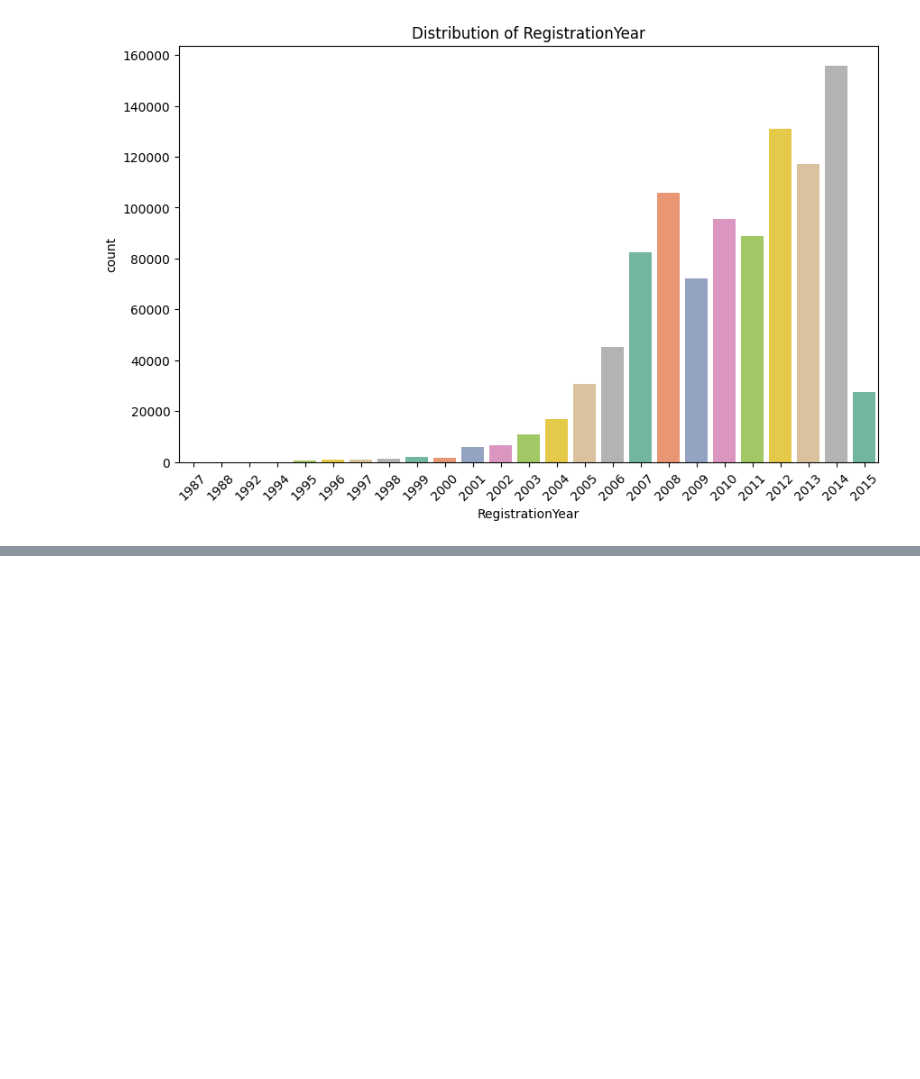
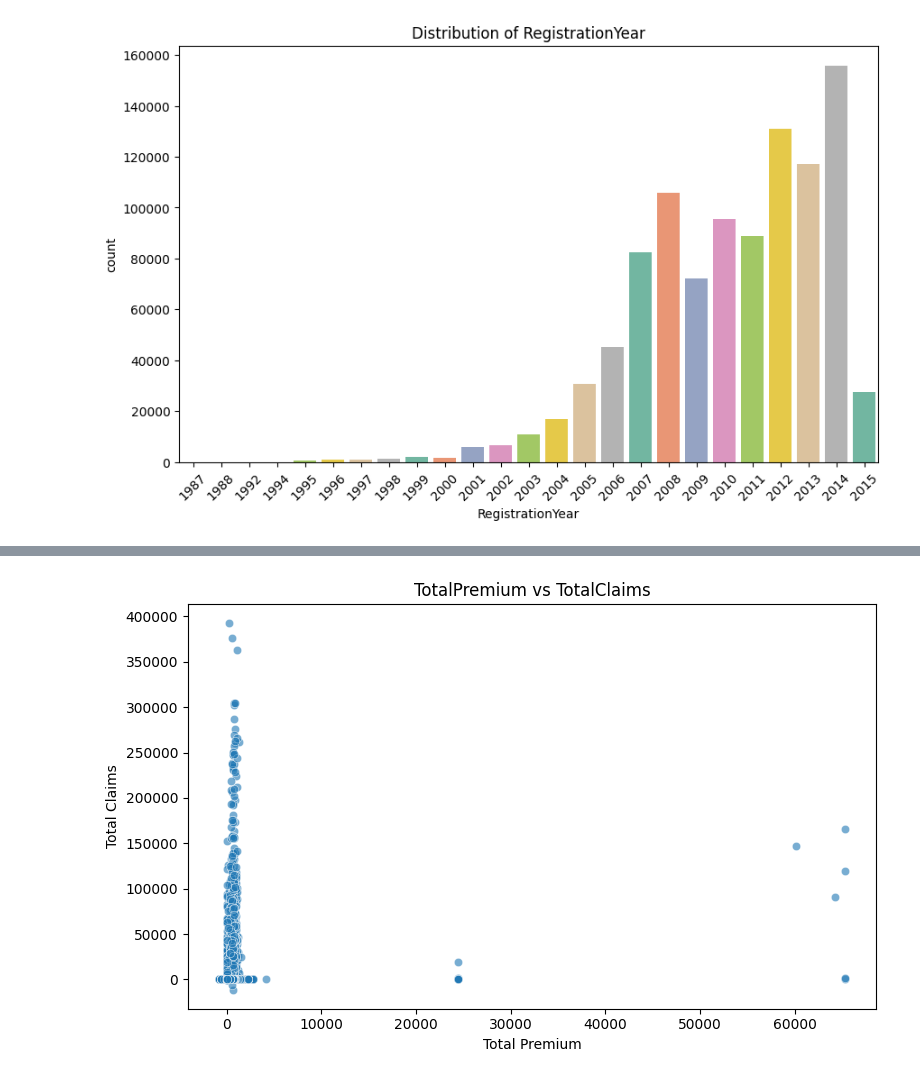
Before and after one commit to YonInsights/AlphaCare-Insurance-Analysis, a Jupyter notebook: notebooks/EDA.ipynb, the cells around one changed output, grey strips where cells are left out. Cells and saved outputs as stored; diff of their text form; code cells hidden in the pictures; blank space fills up the shorter version.

Commit message:
Total Premium vs Total Claims

```diff
--- a/notebooks/EDA.ipynb
+++ b/notebooks/EDA.ipynb
@@ -185,0 +177,5 @@ Passing `palette` without assigning `hue` is deprecated and will be removed in v
+# %%
+#Plotting a scatter plot between 'TotalPremium' and 'TotalClaims'
+plot_scatter(data, 'TotalPremium', 'TotalClaims', 'TotalPremium vs TotalClaims', 'Total Premium', 'Total Claims')
+# %% [output]
+[figure, added]
```
Also changed, not shown: parts of 3 cells of this notebook, 1 other file.
